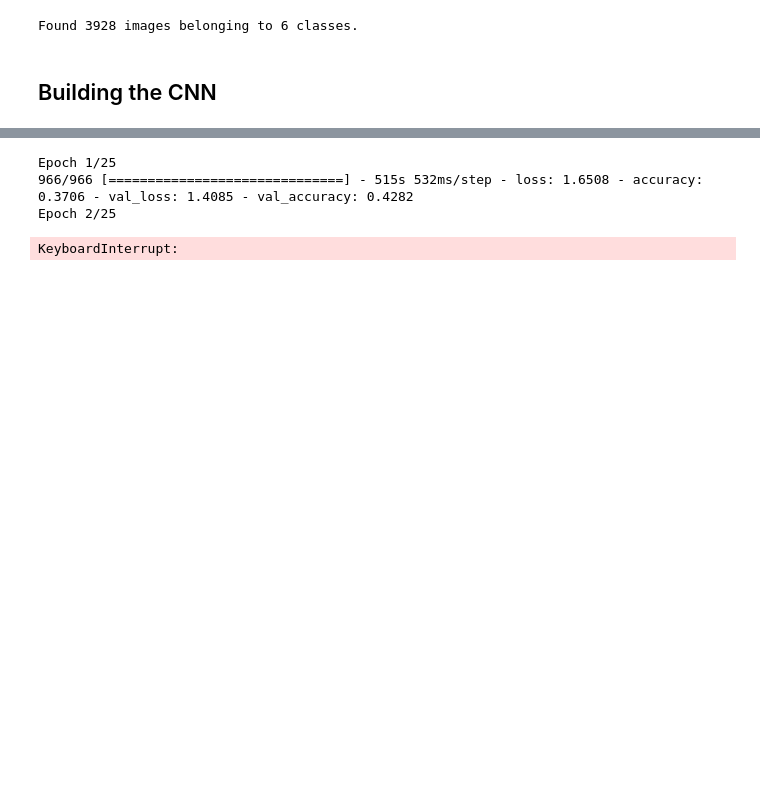
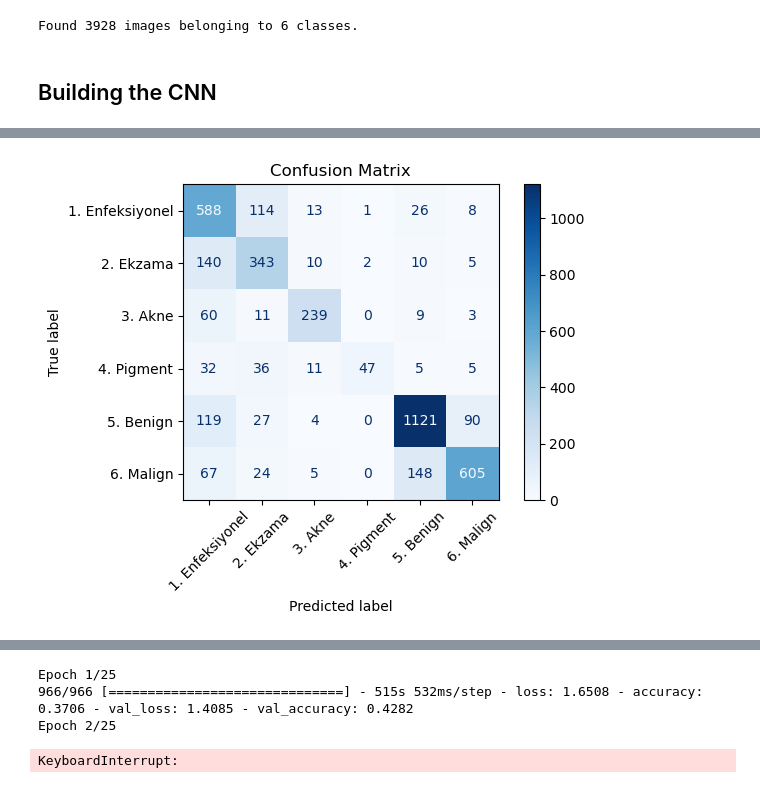
Before and after one commit to Shadhin-f/Machine-Learning, a Jupyter notebook: Skin-Diaseses-test/6-skin-disease-detection-better-accuracy.ipynb, the cells around one changed output, grey strips where cells are left out. Saved outputs shown, nothing was run; the diff lists cells and outputs as text; code cells hidden in the pictures; blank space fills up the shorter version.

```diff
--- a/Skin-Diaseses-test/6-skin-disease-detection-better-accuracy.ipynb
+++ b/Skin-Diaseses-test/6-skin-disease-detection-better-accuracy.ipynb
@@ -14,13 +14,9 @@ tf.__version__
 # %%
 train_datagen = ImageDataGenerator(
     rescale=1./255,
-    shear_range=0.2,
-    zoom_range=0.2,
+    zoom_range=0.1,
     horizontal_flip=True,
-    rotation_range=20,
-    width_shift_range=0.1,
-    height_shift_range=0.1,
-    brightness_range=[0.8,1.2],
+    brightness_range=[0.9,1.1],
     fill_mode='nearest'
 )
 training_set = train_datagen.flow_from_directory(
@@ -95 +108,32 @@ Epoch 15/15
 <keras.callbacks.History at 0x...>
+# %%
+import numpy as np
+from sklearn.metrics import confusion_matrix, ConfusionMatrixDisplay
+import matplotlib.pyplot as plt
+
+# 1. Get true labels and predictions
+Y_true = []
+Y_pred = []
+
+# Go through test batches and collect predictions
+for i in range(len(test_set)):
+    x_batch, y_batch = test_set[i]
+    y_pred_batch = model.predict(x_batch)
+
+    Y_true.extend(np.argmax(y_batch, axis=1))
+    Y_pred.extend(np.argmax(y_pred_batch, axis=1))
+
+    if (i + 1) * test_set.batch_size >= test_set.samples:
+        break  # Stop if we've processed all test data
+
+# 2. Compute confusion matrix
+cm = confusion_matrix(Y_true, Y_pred)
+labels = list(test_set.class_indices.keys())  # Class names
+
+# 3. Plot confusion matrix
+disp = ConfusionMatrixDisplay(confusion_matrix=cm, display_labels=labels)
+disp.plot(cmap='Blues', xticks_rotation=45)
+plt.title("Confusion Matrix")
+plt.tight_layout()
+plt.show()
+# %% [output]
@@ -95,0 +157 @@ Epoch 15/15
+[figure, added]
```
Also changed, not shown: parts of 6 cells of this notebook.
